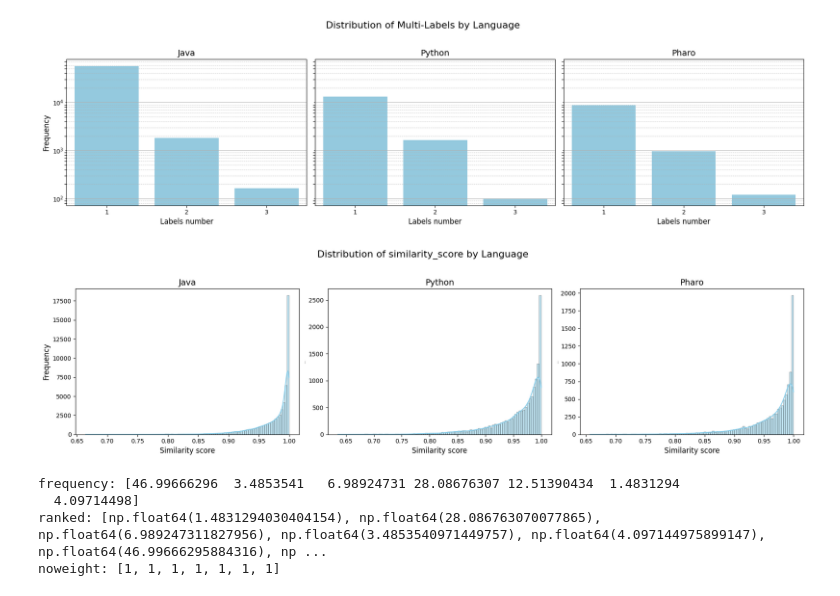
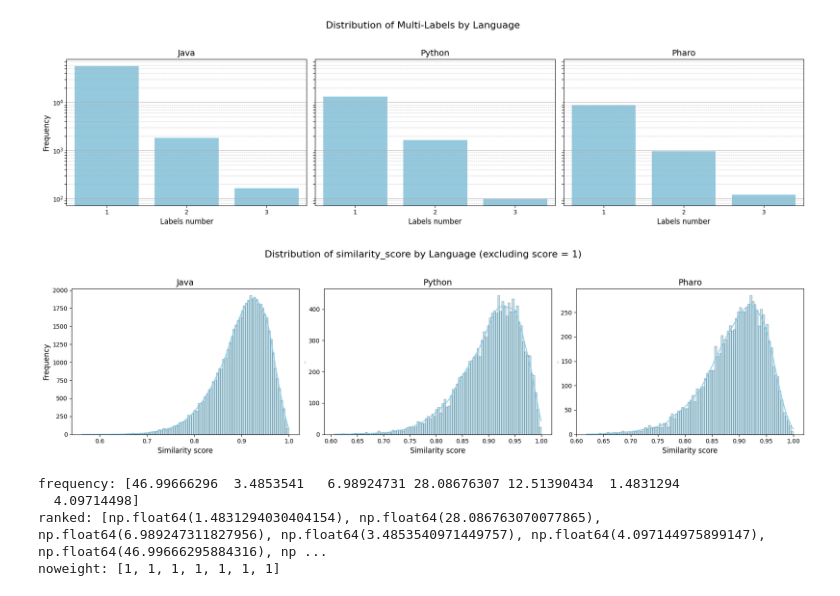
Before and after one commit to ThomBors/NLBSE2026, a Jupyter notebook: notebook/explore_Aumented_dataset.ipynb, the cells around one changed output. Saved outputs shown, nothing was run; the diff lists cells and outputs as text; code cells hidden in the pictures.

```diff
--- a/notebook/explore_Aumented_dataset.ipynb
+++ b/notebook/explore_Aumented_dataset.ipynb
@@ -444,28 +423,32 @@ Pharo: 0 observations with all-zero labels
 # %%
 import seaborn as sns
 import matplotlib.pyplot as plt
 
 fig, axes = plt.subplots(1, len(datasets), figsize=(18, 5), sharey=False)
 
 for ax, (lang, df) in zip(axes, datasets.items()):
+    # Exclude similarity_score == 1
+    filtered_df = df[df["similarity_score"] != 1]
+
     sns.histplot(
-        df["similarity_score"],
+        filtered_df["similarity_score"],
         bins=100,
         kde=True,
         color="skyblue",
         ax=ax
     )
 
     ax.set_title(f"{lang}", fontsize=14)
     ax.set_xlabel("Similarity score", fontsize=12)
     ax.set_ylabel("Frequency", fontsize=12 if ax == axes[0] else 0)
 
-    #ax.set_yscale("log")
-fig.suptitle("Distribution of similarity_score by Language", fontsize=16)
+    # ax.set_yscale("log")
+
+fig.suptitle("Distribution of similarity_score by Language (excluding score = 1)", fontsize=16)
 plt.tight_layout(rect=[0, 0, 1, 0.95])
 plt.show()
 # %% [output]
-[figure, old version]
+[figure, new version]
 # %%
 def generate_weights(weighted_loss, data):
 
```
Also changed, not shown: parts of 9 cells of this notebook, 6 other files.
